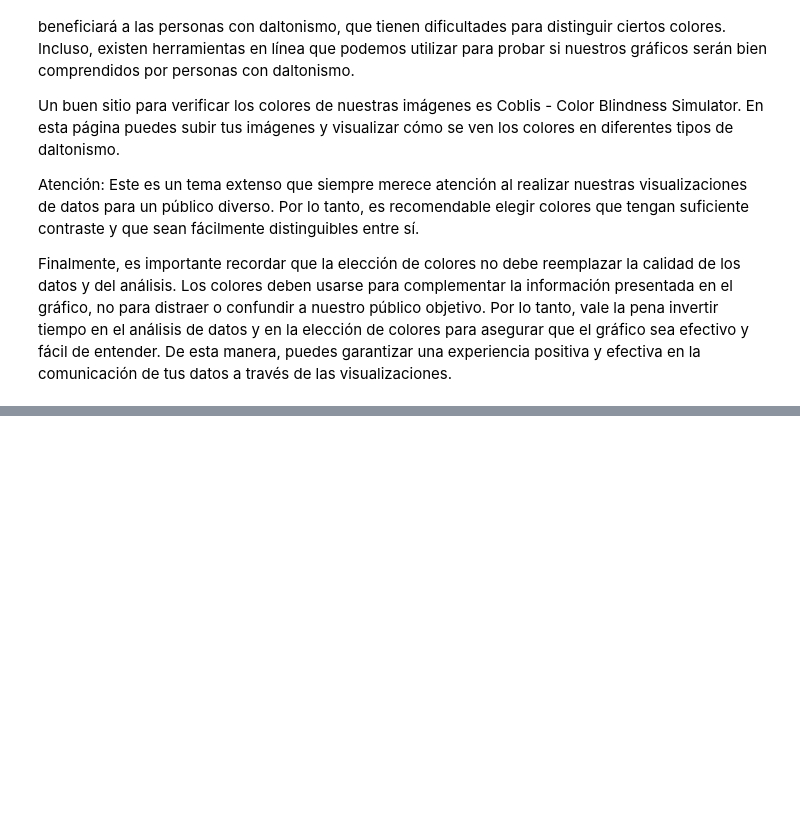
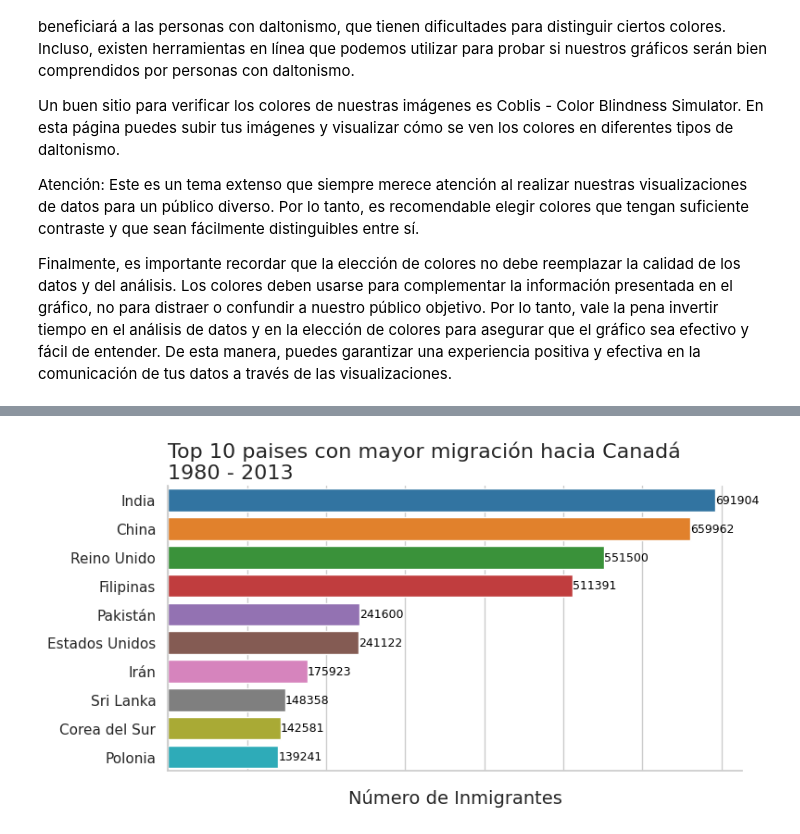
Before and after one commit to evs-11/Visualizacion-de-datos-con-bibliotecas-de-python, a Jupyter notebook: visualizacion_de_datos_con_python.ipynb, the cells around one changed output, grey strips where cells are left out. Cells and saved outputs as stored; diff of their text form; code cells hidden in the pictures; blank space fills up the shorter version.

```diff
--- a/visualizacion_de_datos_con_python.ipynb
+++ b/visualizacion_de_datos_con_python.ipynb
@@ -838,0 +871,6 @@ Finalmente, es importante recordar que la elección de colores no debe reemplaza
+# %%
+# cambiamos el fondo con style=...blanco con línea gris
+sns.set_theme(style='whitegrid')
+generar_grafico('tab10')
+# %% [output]
+[figure, added]
```
Also changed, not shown: parts of 20 cells of this notebook.
